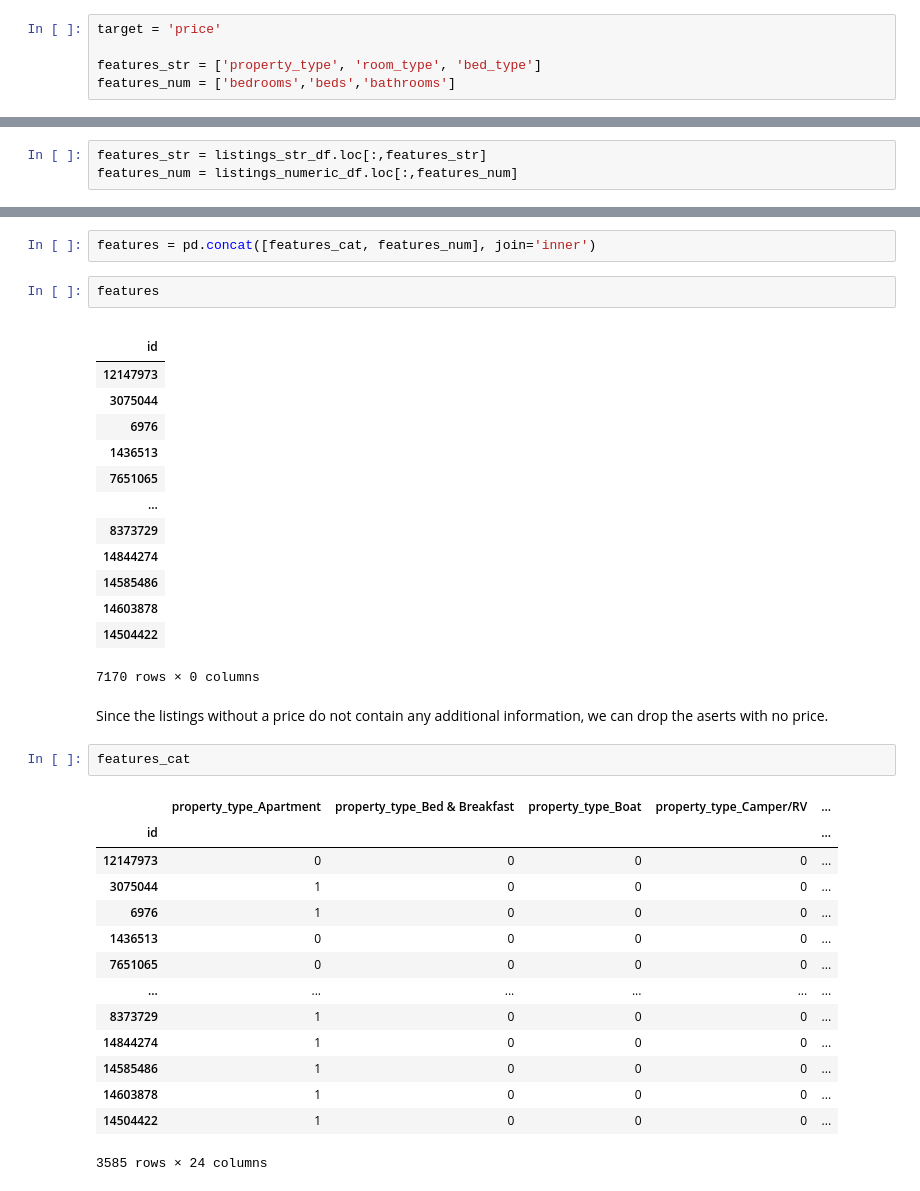
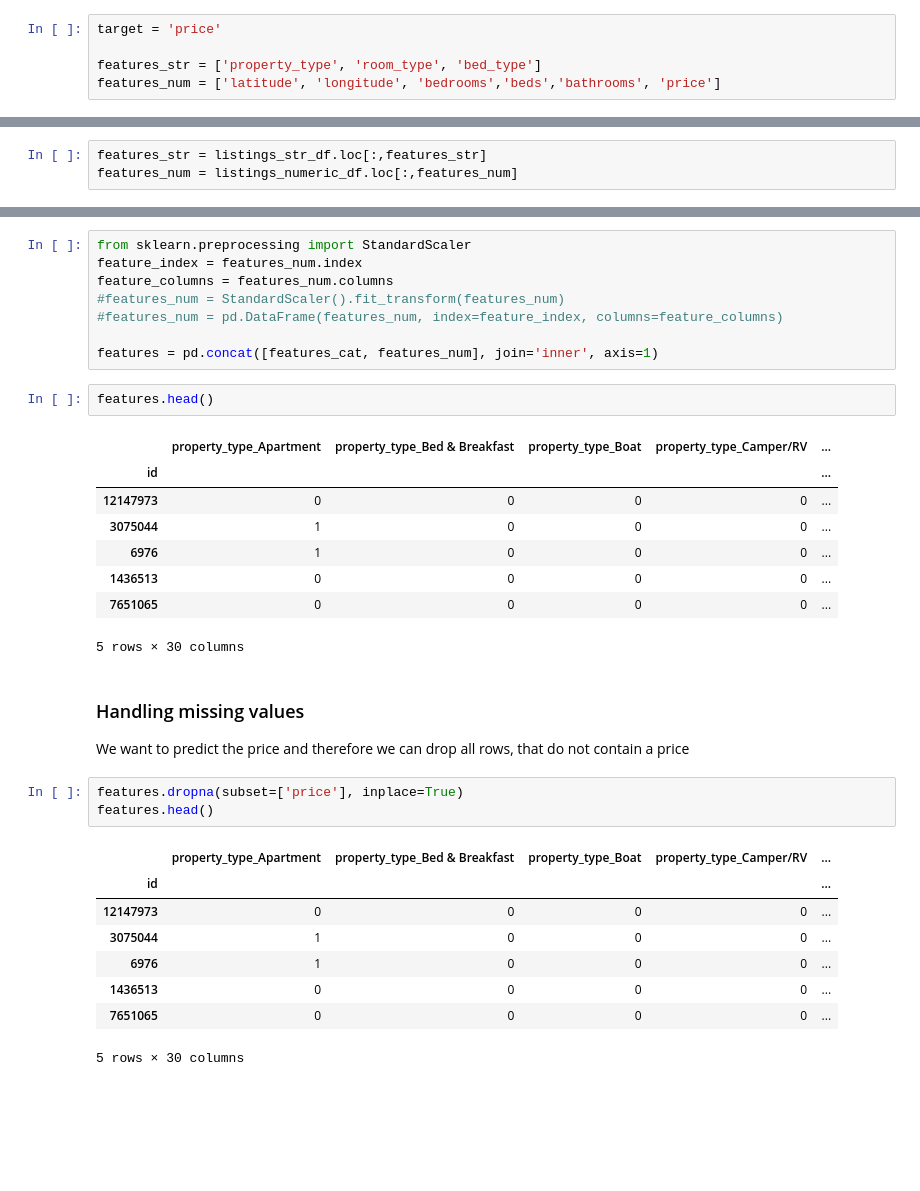
Before and after one commit to KaanDrn/udacity_data_science_project1, a Jupyter notebook: code/Boston_data.ipynb, the cells around one changed output, grey strips where cells are left out. Saved outputs shown, nothing was run; the diff lists cells and outputs as text; blank space fills up the shorter version.

```diff
--- a/code/Boston_data.ipynb
+++ b/code/Boston_data.ipynb
@@ -563,7 +566,7 @@ As a first approach we are selecting the features manually, based on what is gen
 target = 'price'
 
 features_str = ['property_type', 'room_type', 'bed_type']
-features_num = ['bedrooms','beds','bathrooms']
+features_num = ['latitude', 'longitude', 'bedrooms','beds','bathrooms', 'price']
 # %% [markdown]
 In order to use the string-data in our model, we need to replace the strings with a value.
 For the these data we can use the pandas `get_dummies` function to give our categorical data numeric values.
@@ -575,38 +595,34 @@ features_cat = pd.get_dummies(features_str,dummy_na=True)
 # %%
-features = pd.concat([features_cat, features_num], join='inner')
+from sklearn.preprocessing import StandardScaler
+feature_index = features_num.index
+feature_columns = features_num.columns
+#features_num = StandardScaler().fit_transform(features_num)
+#features_num = pd.DataFrame(features_num, index=feature_index, columns=feature_columns)
+
+features = pd.concat([features_cat, features_num], join='inner', axis=1)
 # %%
-features
+features.head()
 # %% [output]
-|  |
-| id |
-| 12147973 |
-| 3075044 |
-| 6976 |
-| 1436513 |
-| 7651065 |
-| ... |
-| 8373729 |
-| 14844274 |
-| 14585486 |
-| 14603878 |
-| 14504422 |
+|  | property_type_Apartment | property_type_Bed & Breakfast | property_type_Boat | property_type_Camper/RV | ... |
+| id |  |  |  |  | ... |
+| 12147973 | 0 | 0 | 0 | 0 | ... |
+| 3075044 | 1 | 0 | 0 | 0 | ... |
+| 6976 | 1 | 0 | 0 | 0 | ... |
+| 1436513 | 0 | 0 | 0 | 0 | ... |
+| 7651065 | 0 | 0 | 0 | 0 | ... |
-7170 rows × 0 columns
+5 rows × 30 columns
 # %% [markdown]
-Since the listings without a price do not contain any additional information, we can drop the aserts with no price.
+### Handling missing values
+We want to predict the price and therefore we can drop all rows, that do not contain a price
 # %%
-features_cat
+features.dropna(subset=['price'], inplace=True)
+features.head()
 # %% [output]
 |  | property_type_Apartment | property_type_Bed & Breakfast | property_type_Boat | property_type_Camper/RV | ... |
 | id |  |  |  |  | ... |
 | 12147973 | 0 | 0 | 0 | 0 | ... |
 | 3075044 | 1 | 0 | 0 | 0 | ... |
 | 6976 | 1 | 0 | 0 | 0 | ... |
 | 1436513 | 0 | 0 | 0 | 0 | ... |
 | 7651065 | 0 | 0 | 0 | 0 | ... |
-| ... | ... | ... | ... | ... | ... |
-| 8373729 | 1 | 0 | 0 | 0 | ... |
-| 14844274 | 1 | 0 | 0 | 0 | ... |
-| 14585486 | 1 | 0 | 0 | 0 | ... |
-| 14603878 | 1 | 0 | 0 | 0 | ... |
-| 14504422 | 1 | 0 | 0 | 0 | ... |
-3585 rows × 24 columns
+5 rows × 30 columns
```
Also changed, not shown: parts of 41 cells of this notebook.
